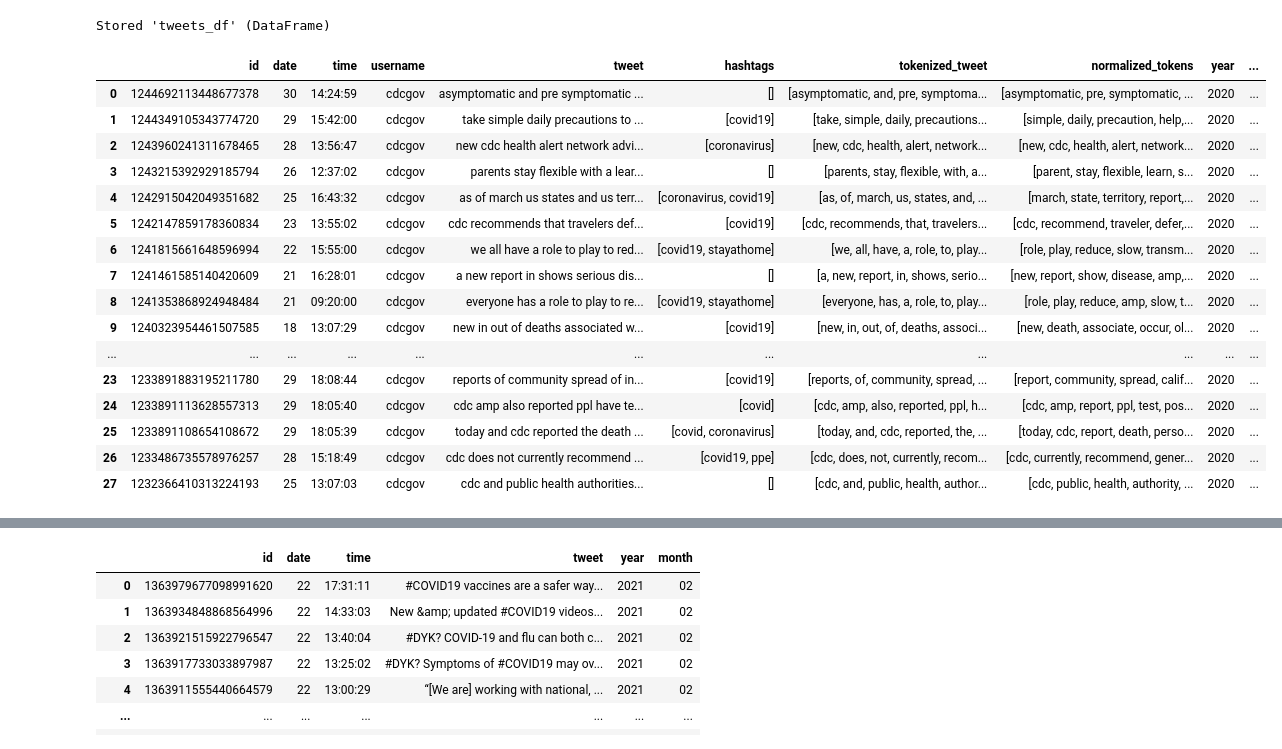
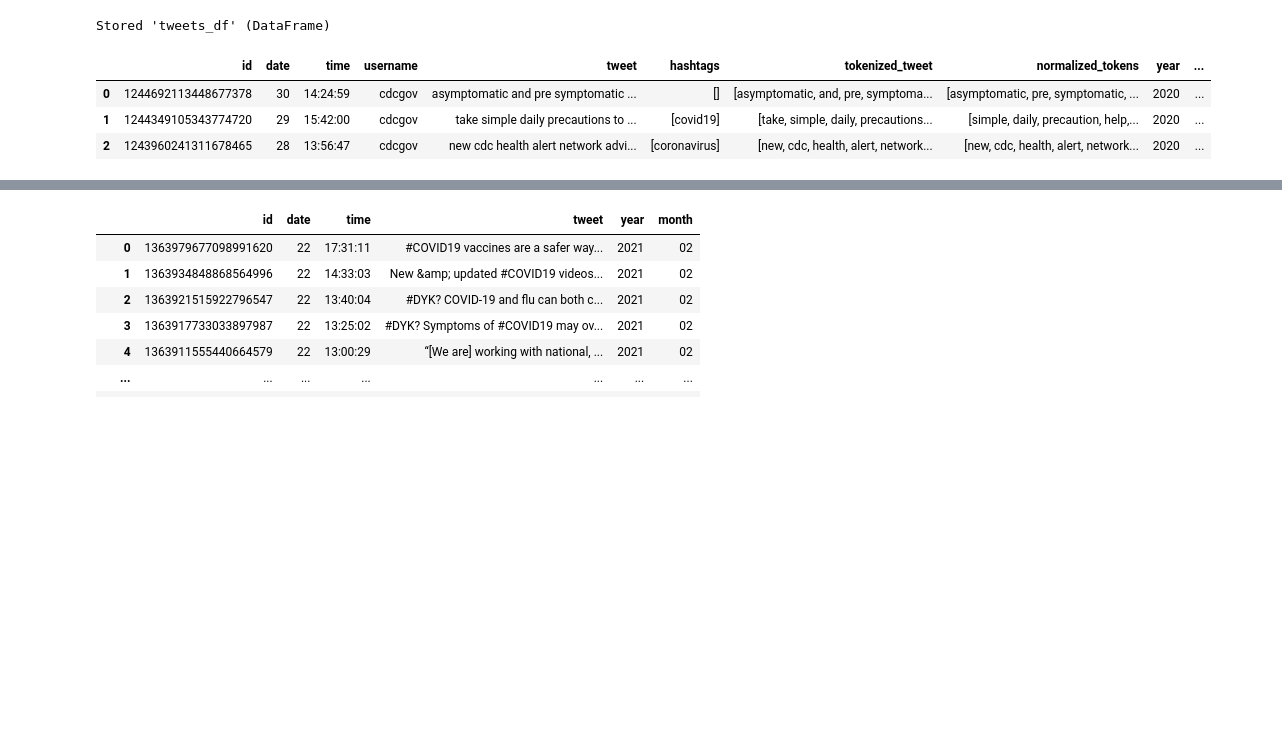
Before and after one commit to YileC928/final-project-covid-twitter, a Jupyter notebook: 2_Load_Tweets_and _word_frequency_analysis.ipynb, the cells around one changed output, grey strips where cells are left out. Cells and saved outputs as stored; diff of their text form; code cells hidden in the pictures; blank space fills up the shorter version.

```diff
--- a/2_Load_Tweets_and _word_frequency_analysis.ipynb
+++ b/2_Load_Tweets_and _word_frequency_analysis.ipynb
@@ -275,25 +224,12 @@ tweets_df.to_csv("cleaned_tweets" + '.txt', index=False)
 # %%
 tweets01 = tweets_df[((tweets_df["month"] == '02') |(tweets_df["month"] == '03')) & (tweets_df["year"] == '2020')]
 tweets01 = tweets01.reset_index(drop=True)
-tweets01
+tweets01[:3]
 # %% [output]
 |  | id | date | time | username | tweet | hashtags | tokenized_tweet | normalized_tokens | year | ... |
 | 0 | 1244692113448677378 | 30 | 14:24:59 | cdcgov | asymptomatic and pre symptomatic ... | [] | [asymptomatic, and, pre, symptoma... | [asymptomatic, pre, symptomatic, ... | 2020 | ... |
 | 1 | 1244349105343774720 | 29 | 15:42:00 | cdcgov | take simple daily precautions to ... | [covid19] | [take, simple, daily, precautions... | [simple, daily, precaution, help,... | 2020 | ... |
 | 2 | 1243960241311678465 | 28 | 13:56:47 | cdcgov | new cdc health alert network advi... | [coronavirus] | [new, cdc, health, alert, network... | [new, cdc, health, alert, network... | 2020 | ... |
-| 3 | 1243215392929185794 | 26 | 12:37:02 | cdcgov | parents stay flexible with a lear... | [] | [parents, stay, flexible, with, a... | [parent, stay, flexible, learn, s... | 2020 | ... |
-| 4 | 1242915042049351682 | 25 | 16:43:32 | cdcgov | as of march us states and us terr... | [coronavirus, covid19] | [as, of, march, us, states, and, ... | [march, state, territory, report,... | 2020 | ... |
-| 5 | 1242147859178360834 | 23 | 13:55:02 | cdcgov | cdc recommends that travelers def... | [covid19] | [cdc, recommends, that, travelers... | [cdc, recommend, traveler, defer,... | 2020 | ... |
-| 6 | 1241815661648596994 | 22 | 15:55:00 | cdcgov | we all have a role to play to red... | [covid19, stayathome] | [we, all, have, a, role, to, play... | [role, play, reduce, slow, transm... | 2020 | ... |
-| 7 | 1241461585140420609 | 21 | 16:28:01 | cdcgov | a new report in shows serious dis... | [] | [a, new, report, in, shows, serio... | [new, report, show, disease, amp,... | 2020 | ... |
-| 8 | 1241353868924948484 | 21 | 09:20:00 | cdcgov | everyone has a role to play to re... | [covid19, stayathome] | [everyone, has, a, role, to, play... | [role, play, reduce, amp, slow, t... | 2020 | ... |
-| 9 | 1240323954461507585 | 18 | 13:07:29 | cdcgov | new in out of deaths associated w... | [covid19] | [new, in, out, of, deaths, associ... | [new, death, associate, occur, ol... | 2020 | ... |
-| ... | ... | ... | ... | ... | ... | ... | ... | ... | ... | ... |
-| 23 | 1233891883195211780 | 29 | 18:08:44 | cdcgov | reports of community spread of in... | [covid19] | [reports, of, community, spread, ... | [report, community, spread, calif... | 2020 | ... |
-| 24 | 1233891113628557313 | 29 | 18:05:40 | cdcgov | cdc amp also reported ppl have te... | [covid] | [cdc, amp, also, reported, ppl, h... | [cdc, amp, report, ppl, test, pos... | 2020 | ... |
-| 25 | 1233891108654108672 | 29 | 18:05:39 | cdcgov | today and cdc reported the death ... | [covid, coronavirus] | [today, and, cdc, reported, the, ... | [today, cdc, report, death, perso... | 2020 | ... |
-| 26 | 1233486735578976257 | 28 | 15:18:49 | cdcgov | cdc does not currently recommend ... | [covid19, ppe] | [cdc, does, not, currently, recom... | [cdc, currently, recommend, gener... | 2020 | ... |
-| 27 | 1232366410313224193 | 25 | 13:07:03 | cdcgov | cdc and public health authorities... | [] | [cdc, and, public, health, author... | [cdc, public, health, authority, ... | 2020 | ... |
 # %%
 tweets02 = tweets_df[((tweets_df["month"] == '04') |(tweets_df["month"] == '05') | (tweets_df["month"] == '06')) & (tweets_df["year"] == '2020')]
 tweets02 = tweets02.reset_index(drop=True)
```
Also changed, not shown: parts of 68 cells of this notebook.
